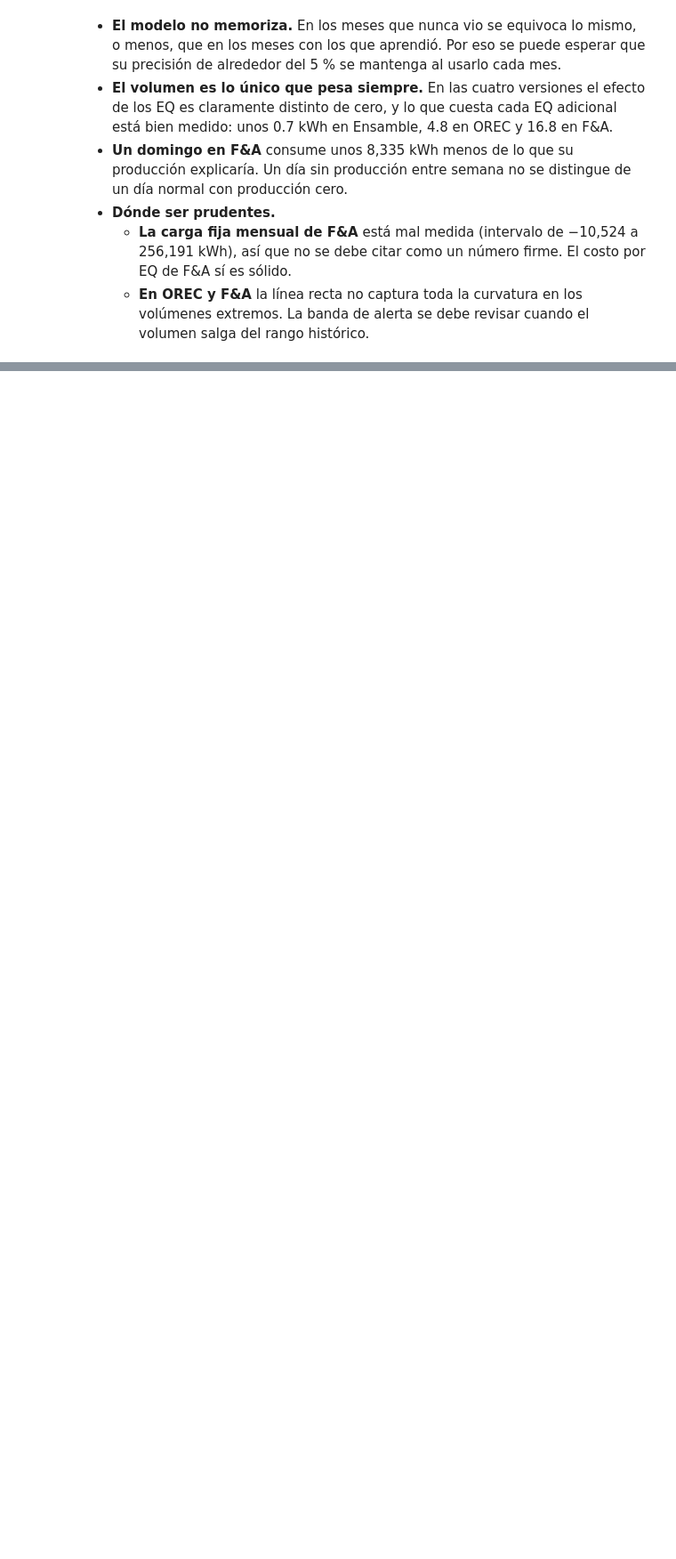
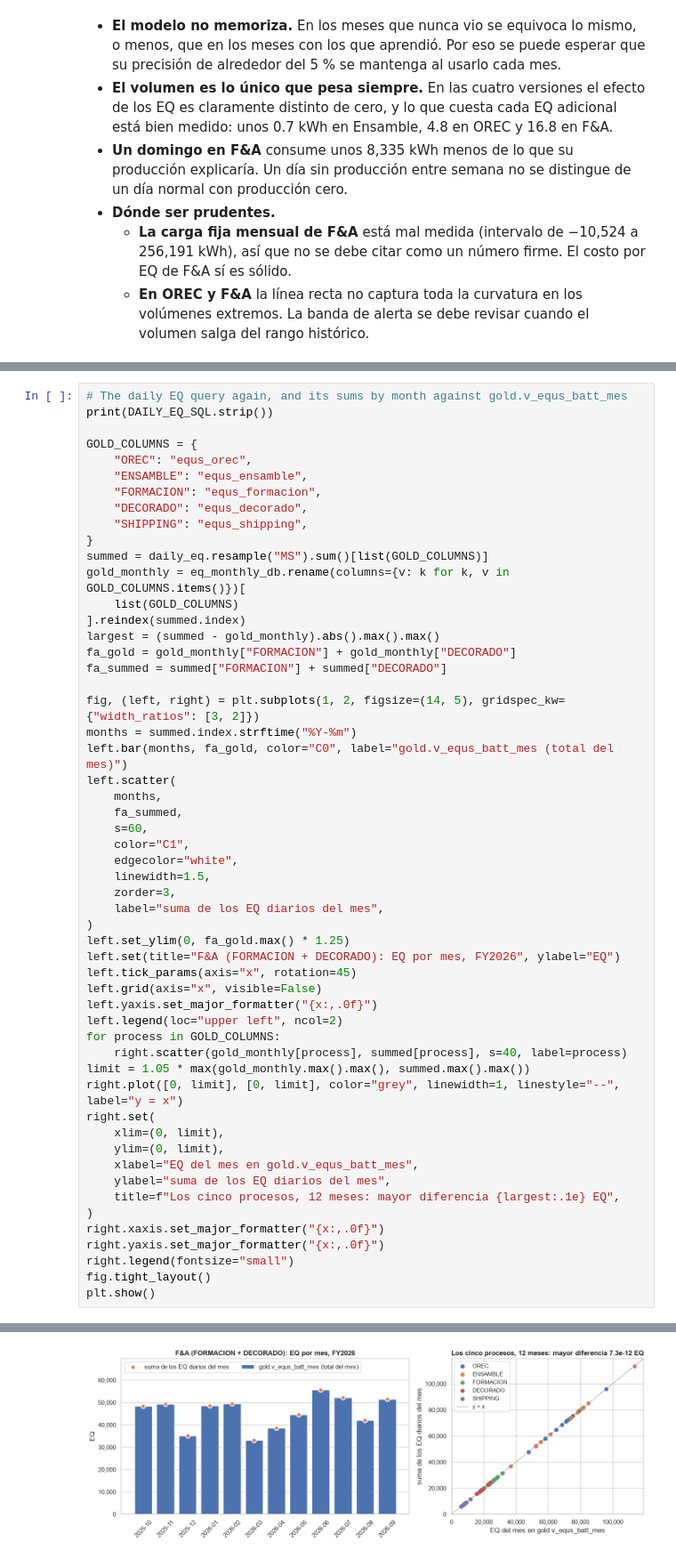
Before and after one commit to juanpablocarrillohortua/clarios_app, a Jupyter notebook: notebooks/further_search.ipynb, the cells around one changed output, grey strips where cells are left out. Shown at 89% size. Saved outputs shown, nothing was run; the diff lists cells and outputs as text; blank space fills up the shorter version.

```diff
--- a/notebooks/further_search.ipynb
+++ b/notebooks/further_search.ipynb
@@ -2695,0 +2726,55 @@ plt.show()
+# %%
+# The daily EQ query again, and its sums by month against gold.v_equs_batt_mes
+print(DAILY_EQ_SQL.strip())
+
+GOLD_COLUMNS = {
+    "OREC": "equs_orec",
+    "ENSAMBLE": "equs_ensamble",
+    "FORMACION": "equs_formacion",
+    "DECORADO": "equs_decorado",
+    "SHIPPING": "equs_shipping",
+}
+summed = daily_eq.resample("MS").sum()[list(GOLD_COLUMNS)]
+gold_monthly = eq_monthly_db.rename(columns={v: k for k, v in GOLD_COLUMNS.items()})[
+    list(GOLD_COLUMNS)
+].reindex(summed.index)
+largest = (summed - gold_monthly).abs().max().max()
+fa_gold = gold_monthly["FORMACION"] + gold_monthly["DECORADO"]
+fa_summed = summed["FORMACION"] + summed["DECORADO"]
+
+fig, (left, right) = plt.subplots(1, 2, figsize=(14, 5), gridspec_kw={"width_ratios": [3, 2]})
+months = summed.index.strftime("%Y-%m")
+left.bar(months, fa_gold, color="C0", label="gold.v_equs_batt_mes (total del mes)")
+left.scatter(
+    months,
+    fa_summed,
+    s=60,
+    color="C1",
+    edgecolor="white",
+    linewidth=1.5,
+    zorder=3,
+    label="suma de los EQ diarios del mes",
+)
+left.set_ylim(0, fa_gold.max() * 1.25)
+left.set(title="F&A (FORMACION + DECORADO): EQ por mes, FY2026", ylabel="EQ")
+left.tick_params(axis="x", rotation=45)
+left.grid(axis="x", visible=False)
+left.yaxis.set_major_formatter("{x:,.0f}")
+left.legend(loc="upper left", ncol=2)
+for process in GOLD_COLUMNS:
+    right.scatter(gold_monthly[process], summed[process], s=40, label=process)
+limit = 1.05 * max(gold_monthly.max().max(), summed.max().max())
+right.plot([0, limit], [0, limit], color="grey", linewidth=1, linestyle="--", label="y = x")
+right.set(
+    xlim=(0, limit),
+    ylim=(0, limit),
+    xlabel="EQ del mes en gold.v_equs_batt_mes",
+    ylabel="suma de los EQ diarios del mes",
+    title=f"Los cinco procesos, 12 meses: mayor diferencia {largest:.1e} EQ",
+)
+right.xaxis.set_major_formatter("{x:,.0f}")
+right.yaxis.set_major_formatter("{x:,.0f}")
+right.legend(fontsize="small")
+fig.tight_layout()
+plt.show()
+# %% [output]
@@ -2695,0 +2791 @@ plt.show()
+[figure, added]
```
Also changed, not shown: parts of 7 cells of this notebook.
